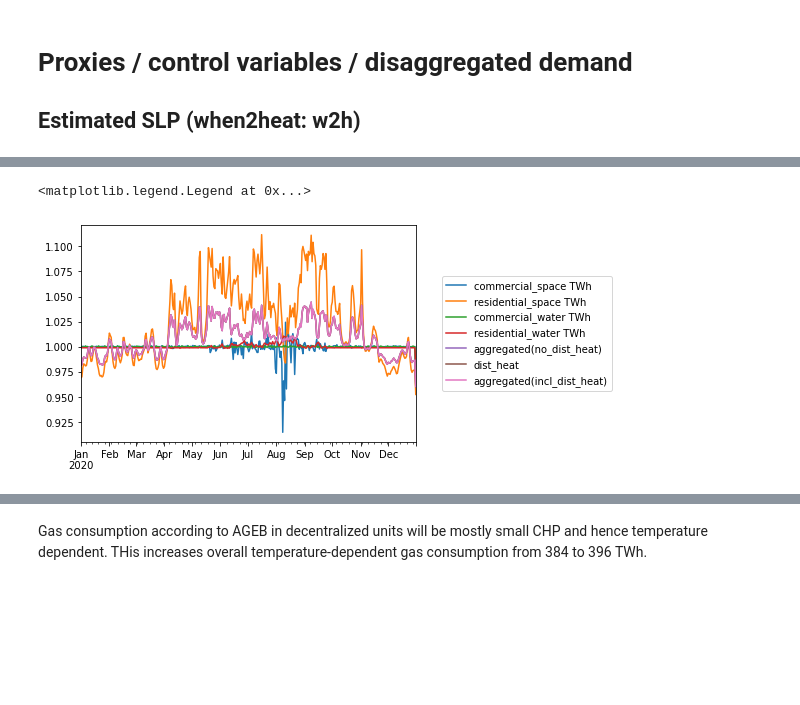
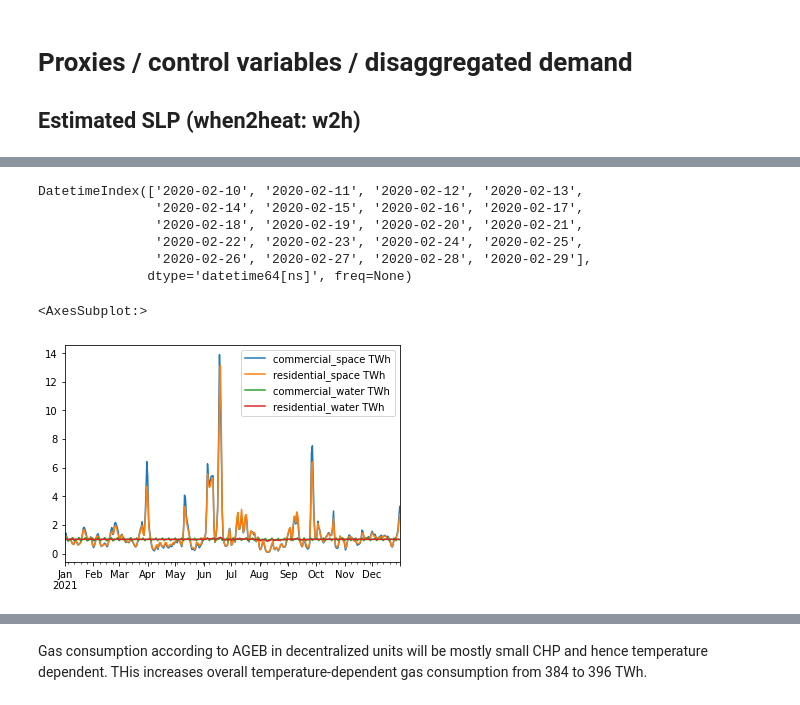
Before and after one commit to oruhnau/energy_demand, a Jupyter notebook: top_down/preprocessing.ipynb, the cells around one changed output, grey strips where cells are left out. Saved outputs shown, nothing was run; the diff lists cells and outputs as text; code cells hidden in the pictures; blank space fills up the shorter version.

```diff
--- a/top_down/preprocessing.ipynb
+++ b/top_down/preprocessing.ipynb
@@ -120,7 +103,17 @@ w2h[w2h.index.year==2020]
-# %%
-# duplicates are not identical and the relative error varies over time
-(w2h[w2h.index.year==2020].iloc[:366] / w2h[w2h.index.year==2020].iloc[366:]).plot()
-plt.legend(loc='center right', bbox_to_anchor=(1.6, 0.5))
-# %% [output]
-<matplotlib.legend.Legend at 0x...>
-[figure, removed]
+# %%
+w2h[w2h.index.year==2020].index[40:60]
+# %% [output]
+DatetimeIndex(['2020-02-10', '2020-02-11', '2020-02-12', '2020-02-13',
+               '2020-02-14', '2020-02-15', '2020-02-16', '2020-02-17',
+               '2020-02-18', '2020-02-19', '2020-02-20', '2020-02-21',
+               '2020-02-22', '2020-02-23', '2020-02-24', '2020-02-25',
+               '2020-02-26', '2020-02-27', '2020-02-28', '2020-02-29'],
+              dtype='datetime64[ns]', freq=None)
+# %%
+pd.DataFrame(index = w2h[w2h.index.year==2021].index,
+    data = w2h[(w2h.index.year==2020)&(w2h.index!="2020-02-29")
+   ].values / w2h[w2h.index.year==2021].values, columns = w2h[w2h.index.year==2022].columns
+).plot()
+# %% [output]
+<AxesSubplot:>
+[figure, added]
```
Also changed, not shown: parts of 4 cells of this notebook, 2 other files.
